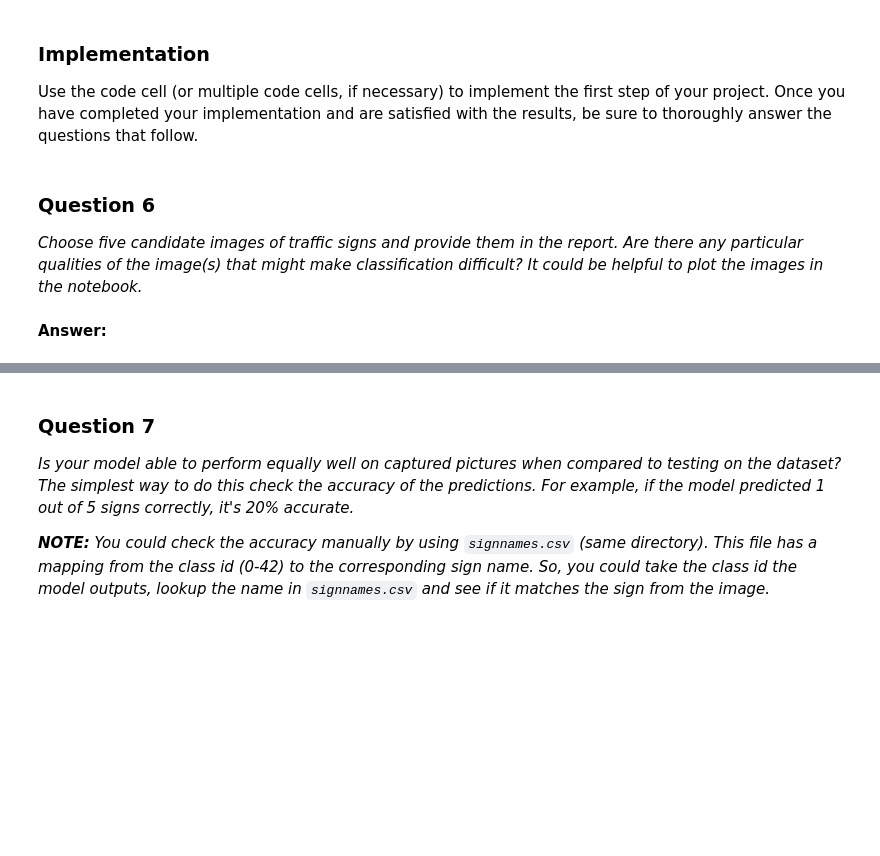
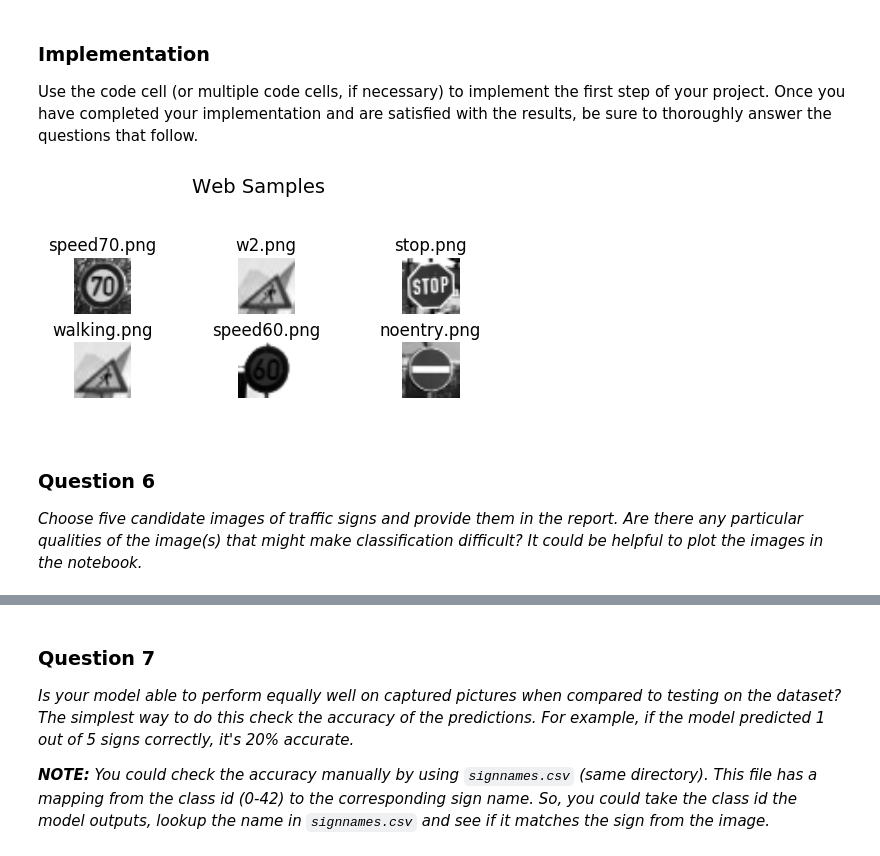
Before and after one commit to morbrian/CarND-Traffic-Sign-Classifier-Project, a Jupyter notebook: Traffic_Sign_Classifier.ipynb, the cells around one changed output, grey strips where cells are left out. Cells and saved outputs as stored; diff of their text form; code cells hidden in the pictures; blank space fills up the shorter version.

```diff
--- a/Traffic_Sign_Classifier.ipynb
+++ b/Traffic_Sign_Classifier.ipynb
@@ -405,7 +404,6 @@ training_operation = optimizer.minimize(loss_operation)
 # %%
 correct_prediction = tf.equal(tf.argmax(logits, 1), tf.argmax(one_hot_y, 1))
 accuracy_operation = tf.reduce_mean(tf.cast(correct_prediction, tf.float32))
-saver = tf.train.Saver()
 
 def evaluate(X_data, y_data):
     num_examples = len(X_data)
@@ -413,10 +411,17 @@ def evaluate(X_data, y_data):
     sess = tf.get_default_session()
     for offset in range(0, num_examples, BATCH_SIZE):
         batch_x, batch_y = X_data[offset:offset+BATCH_SIZE], y_data[offset:offset+BATCH_SIZE]
-        accuracy = sess.run(accuracy_operation, feed_dict={x: batch_x, y: batch_y})
+        accuracy = sess.run(accuracy_operation, feed_dict={x: batch_x, y: batch_y,
+                                                               act1_keep_prob: 1.0,
+                                                               act2_keep_prob: 1.0,
+                                                               act3_keep_prob: 1.0,
+                                                               act4_keep_prob: 1.0})
         total_accuracy += (accuracy * len(batch_x))
     return total_accuracy / num_examples
 # %%
+save_prefix = 'lenet-traffic-signs'
+last_saved_file = None
+saver = tf.train.Saver(model)
 with tf.Session() as sess:
     sess.run(tf.global_variables_initializer())
     num_examples = len(X_train)
@@ -428,15 +433,20 @@ with tf.Session() as sess:
         for offset in range(0, num_examples, BATCH_SIZE):
             end = offset + BATCH_SIZE
             batch_x, batch_y = X_train[offset:end], y_train[offset:end]
-            sess.run(training_operation, feed_dict={x: batch_x, y: batch_y})
+            sess.run(training_operation, feed_dict={x: batch_x, y: batch_y,
+                                                        act1_keep_prob: 1.0,
+                                                        act2_keep_prob: 1.0,
+                                                        act3_keep_prob: 1.0,
+                                                        act4_keep_prob: 1.0})
 
         validation_accuracy = evaluate(X_valid, y_valid)
         print("EPOCH {} ...".format(i+1))
         print("Validation Accuracy = {:.3f}".format(validation_accuracy))
         print()
 
-    saver.save(sess, 'lenet-traffic-signs')
-    print("Model saved")
+    last_saved_file = '{}-{}.ckpt'.format(save_prefix, validation_accuracy)
+    saver.save(sess, last_saved_file)
+    print("Model saved as: {}".format(last_saved_file))
 # %% [output]
 Training...
 
@@ -488,6 +504,25 @@ Use the code cell (or multiple code cells, if necessary) to implement the first
+# %%
+### Load the images and plot them here.
+### Feel free to use as many code cells as needed.
+import os
+import numpy as np
+import matplotlib.image as mpimg
+import cv2
+
+web_signs_path = './web_signs'
+
+web_file_names = os.listdir(web_signs_path)
+
+web_images = np.empty([len(web_file_names), X_train.shape[1], X_train.shape[2], 1])
+for idx, file_name in enumerate(web_file_names):
+    img = cv2.imread('/'.join([web_signs_path, file_name]))
+    img = cv2.resize(img, (32, 32))
+    web_images[idx][:,:,0] = cv2.cvtColor(img, cv2.COLOR_BGR2GRAY)
+
+plot_samples(web_images, web_file_names, 'Web Samples', cmap='gray')
+# %% [output]
+[figure, added]
 # %% [markdown]
 ### Question 6
 
 _Choose five candidate images of traffic signs and provide them in the report. Are there any particular qualities of the image(s) that might make classification difficult? It could be helpful to plot the images in the notebook._
-# %% [markdown]
-**Answer:**
```
Also changed, not shown: parts of 25 cells of this notebook, 6 other files.
